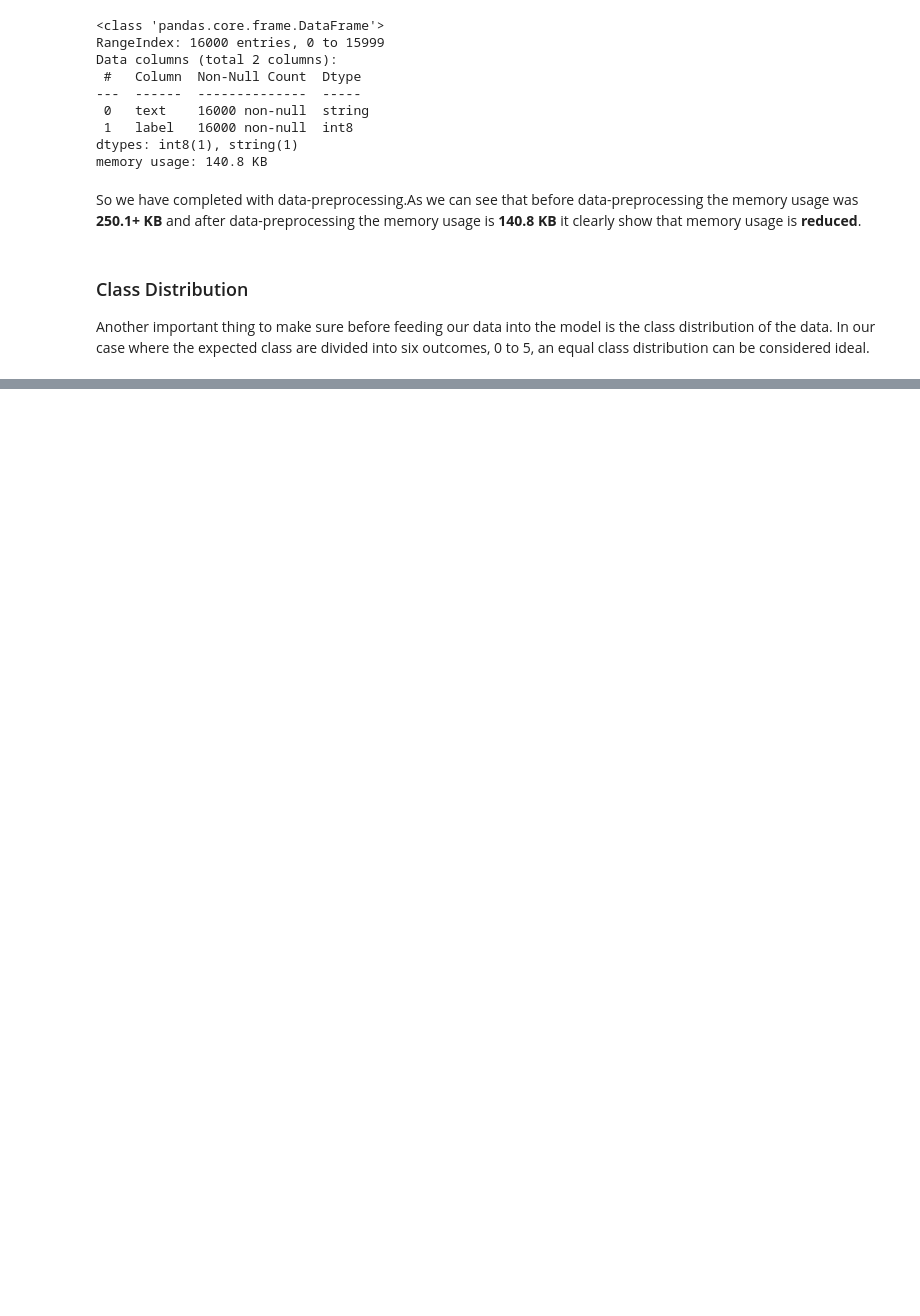
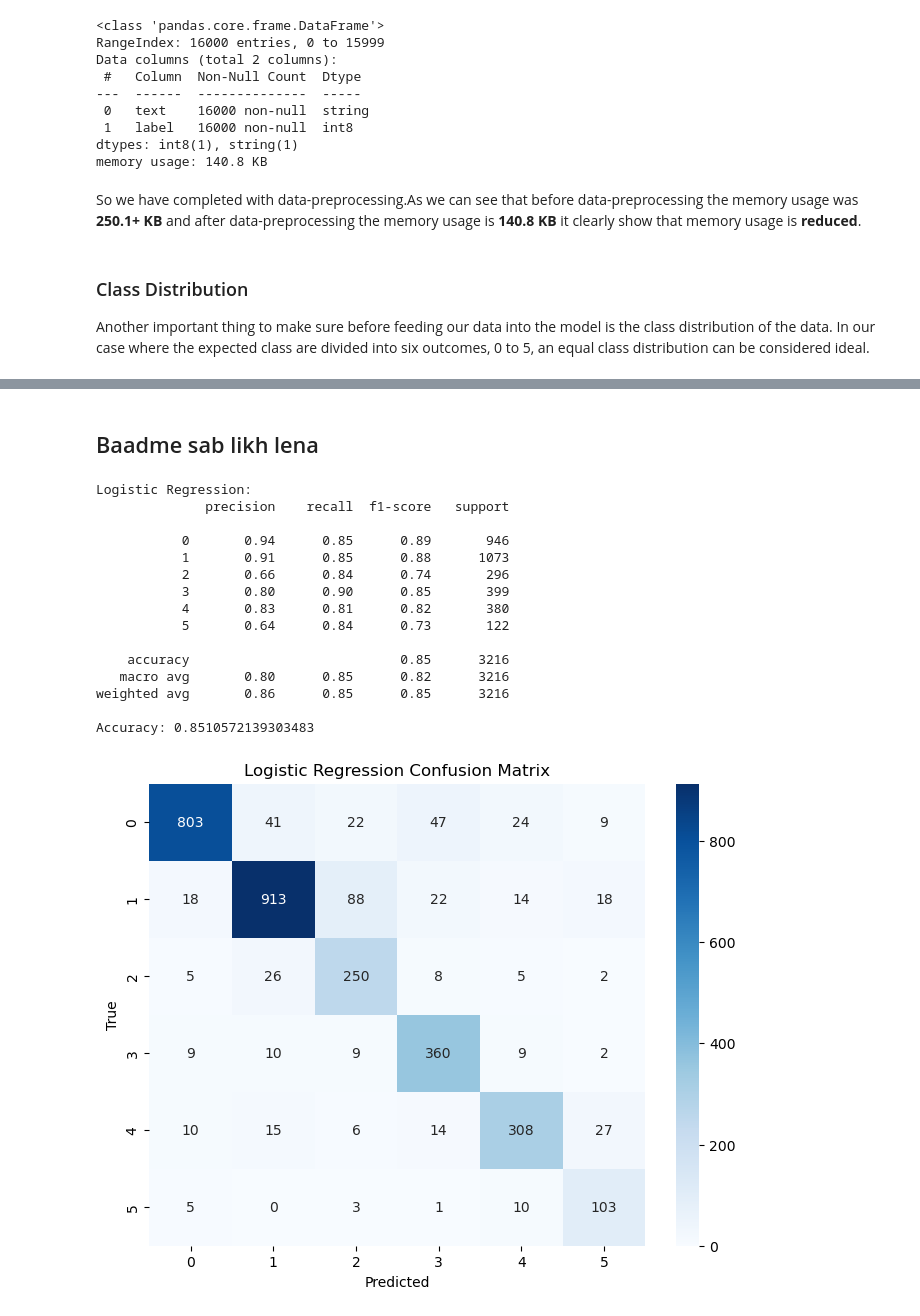
Before and after one commit to springboardmentor112/SentimentAnalysis-TextClassification, a Jupyter notebook: textClassification.ipynb, the cells around one changed output, grey strips where cells are left out. Drawn from its saved outputs; the diff is of its cells as text; code cells hidden in the pictures; blank space fills up the shorter version.

Commit message:
Initial models

```diff
--- a/textClassification.ipynb
+++ b/textClassification.ipynb
@@ -261,0 +264,11 @@ textData.sample(5)
+# %%
+# Split into 70% training and 30% remaining
+X_train, X_temp, y_train, y_temp = train_test_split(textData['text'], textData['label'], test_size=0.3, random_state=42)
+
+# Split the remaining 30% into 20% testing and 10% validation
+X_test, X_val, y_test, y_val = train_test_split(X_temp, y_temp, test_size=0.33, random_state=42)
+
+# Verify the sizes
+print(f'Training set: {len(X_train)} samples')
+print(f'Testing set: {len(X_test)} samples')
+print(f'Validation set: {len(X_val)} samples')
@@ -261,0 +287,59 @@ textData.sample(5)
+# %%
+# Vectorize the text data
+vectorizer = TfidfVectorizer(max_features=5000)
+X_train_tfidf = vectorizer.fit_transform(X_train)
+X_test_tfidf = vectorizer.transform(X_test)
+X_val_tfidf = vectorizer.transform(X_val)
+# %% [markdown]
+## Baadme sab likh lena
+# %%
+import numpy as np
+from sklearn.linear_model import LogisticRegression
+from sklearn.utils.class_weight import compute_class_weight
+from sklearn.metrics import classification_report, confusion_matrix, accuracy_score
+import matplotlib.pyplot as plt
+import seaborn as sns
+
+# Compute class weights
+class_weights = compute_class_weight('balanced', classes=np.unique(y_train), y=y_train)
+class_weights_dict = {i: class_weights[i] for i in range(len(class_weights))}
+
+# Train Logistic Regression model
+lr = LogisticRegression(class_weight=class_weights_dict, random_state=42)
+lr.fit(X_train_tfidf, y_train)
+
+# Predictions
+y_pred_lr = lr.predict(X_test_tfidf)
+y_pred_prob_lr = lr.predict_proba(X_test_tfidf)
+
+
+# Evaluation
+print("Logistic Regression:")
+print(classification_report(y_test, y_pred_lr))
+print(f'Accuracy: {accuracy_score(y_test, y_pred_lr)}')
+cm = confusion_matrix(y_test, y_pred_lr)
+
+# Plot Confusion Matrix
+plt.figure(figsize=(8, 6))
+sns.heatmap(cm, annot=True, fmt='d', cmap='Blues')
+plt.title('Logistic Regression Confusion Matrix')
+plt.xlabel('Predicted')
+plt.ylabel('True')
+plt.show()
+# %% [output]
+Logistic Regression:
+              precision    recall  f1-score   support
+
+           0       0.94      0.85      0.89       946
+           1       0.91      0.85      0.88      1073
+           2       0.66      0.84      0.74       296
+           3       0.80      0.90      0.85       399
+           4       0.83      0.81      0.82       380
+           5       0.64      0.84      0.73       122
+
+    accuracy                           0.85      3216
+   macro avg       0.80      0.85      0.82      3216
+weighted avg       0.86      0.85      0.85      3216
+
+Accuracy: 0.8510572139303483
+[figure, added]
```
Also changed, not shown: parts of 18 cells of this notebook.
